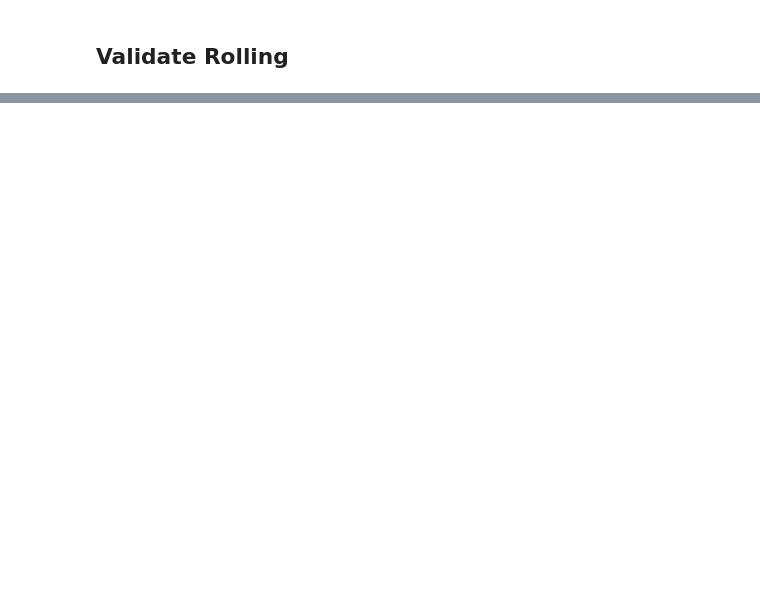
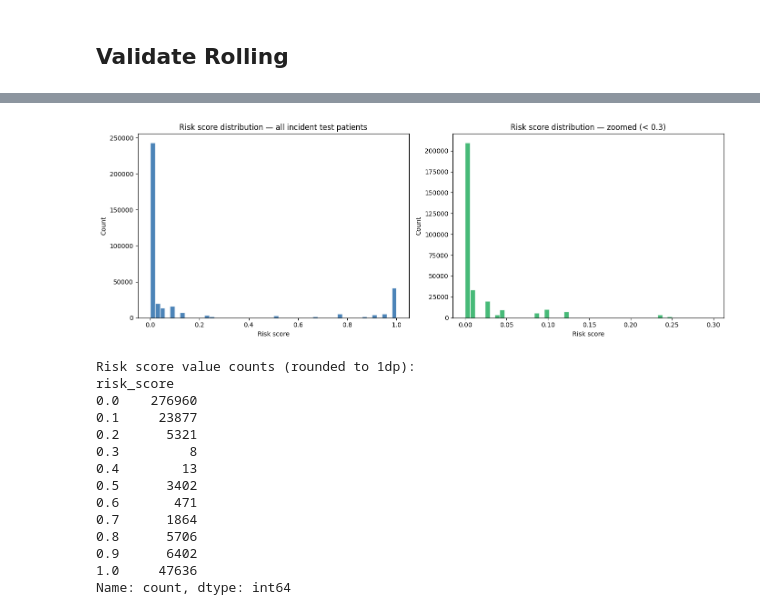
Before and after one commit to hamdikhasawneh/AI-sepsis, a Jupyter notebook: notebooks/03f_dynamic_survival_transformer.ipynb, the cells around one changed output, grey strips where cells are left out. Cells and saved outputs as stored; diff of their text form; code cells hidden in the pictures; blank space fills up the shorter version.

```diff
--- a/notebooks/03f_dynamic_survival_transformer.ipynb
+++ b/notebooks/03f_dynamic_survival_transformer.ipynb
@@ -1226,0 +1712,18 @@ Saved -> dst_rolling_predictions.csv ✓
+# %%
+# Check what lab features are in feature_cols
+lab_features = [f for f in feature_cols if any(
+    lab in f.lower() for lab in [
+        'lactate', 'wbc', 'creatinine', 'bilirubin',
+        'platelet', 'inr', 'crp', 'sofa', 'bun',
+        'hemoglobin', 'sodium', 'potassium', 'glucose'
+    ]
+)]
+print(f'Lab features in model ({len(lab_features)}):')
+for f in lab_features:
+    print(f'  {f}')
+
+# Check vital features
+vital_features = [f for f in rich_feature_names]
+print(f'\nVital features in model ({len(vital_features)}):')
+for f in vital_features:
+    print(f'  {f}')
@@ -1326,0 +1884,43 @@ DST rolling validation complete ✓
+# %%
+import matplotlib.pyplot as plt
+
+fig, axes = plt.subplots(1, 2, figsize=(14, 5))
+
+# ── Panel A: Full distribution ────────────────────────────────
+ax = axes[0]
+ax.hist(test_inc['risk_score'], bins=50, color='#2C6FAC', alpha=0.85,
+        edgecolor='white')
+ax.set_xlabel('Risk score')
+ax.set_ylabel('Count')
+ax.set_title('Risk score distribution — all incident test patients')
+
+# ── Panel B: Zoomed in (0 to 0.3) ────────────────────────────
+ax = axes[1]
+ax.hist(test_inc[test_inc['risk_score'] < 0.3]['risk_score'],
+        bins=50, color='#27AE60', alpha=0.85, edgecolor='white')
+ax.set_xlabel('Risk score')
+ax.set_ylabel('Count')
+ax.set_title('Risk score distribution — zoomed (< 0.3)')
+
+plt.tight_layout()
+plt.show()
+
+# Print exact distribution
+print("Risk score value counts (rounded to 1dp):")
+print(test_inc['risk_score'].round(1).value_counts().sort_index())
+# %% [output]
+[figure, added]
+Risk score value counts (rounded to 1dp):
+risk_score
+0.0    276960
+0.1     23877
+0.2      5321
+0.3         8
+0.4        13
+0.5      3402
+0.6       471
+0.7      1864
+0.8      5706
+0.9      6402
+1.0     47636
+Name: count, dtype: int64
```
Also changed, not shown: parts of 24 cells of this notebook, 3 other files.
